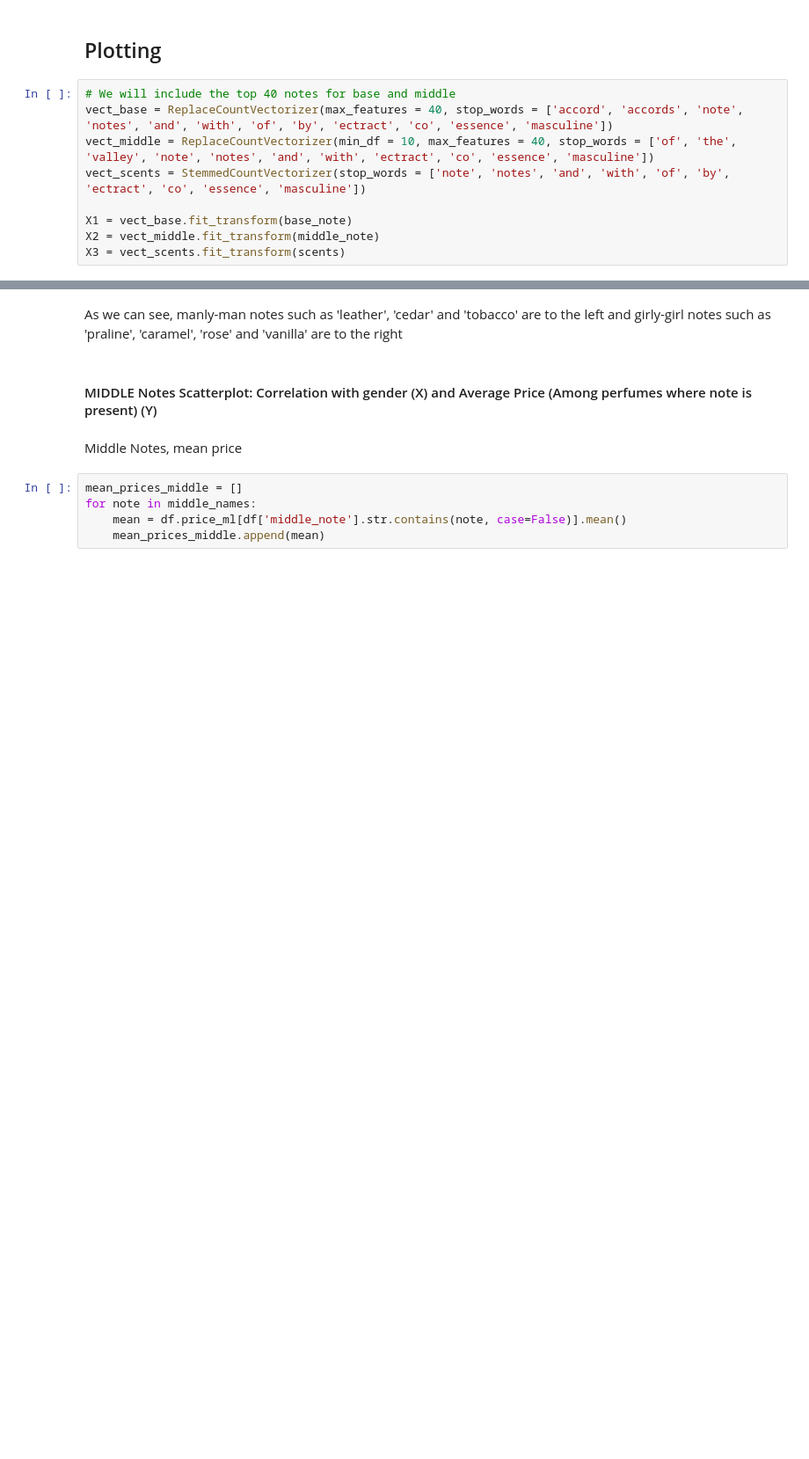
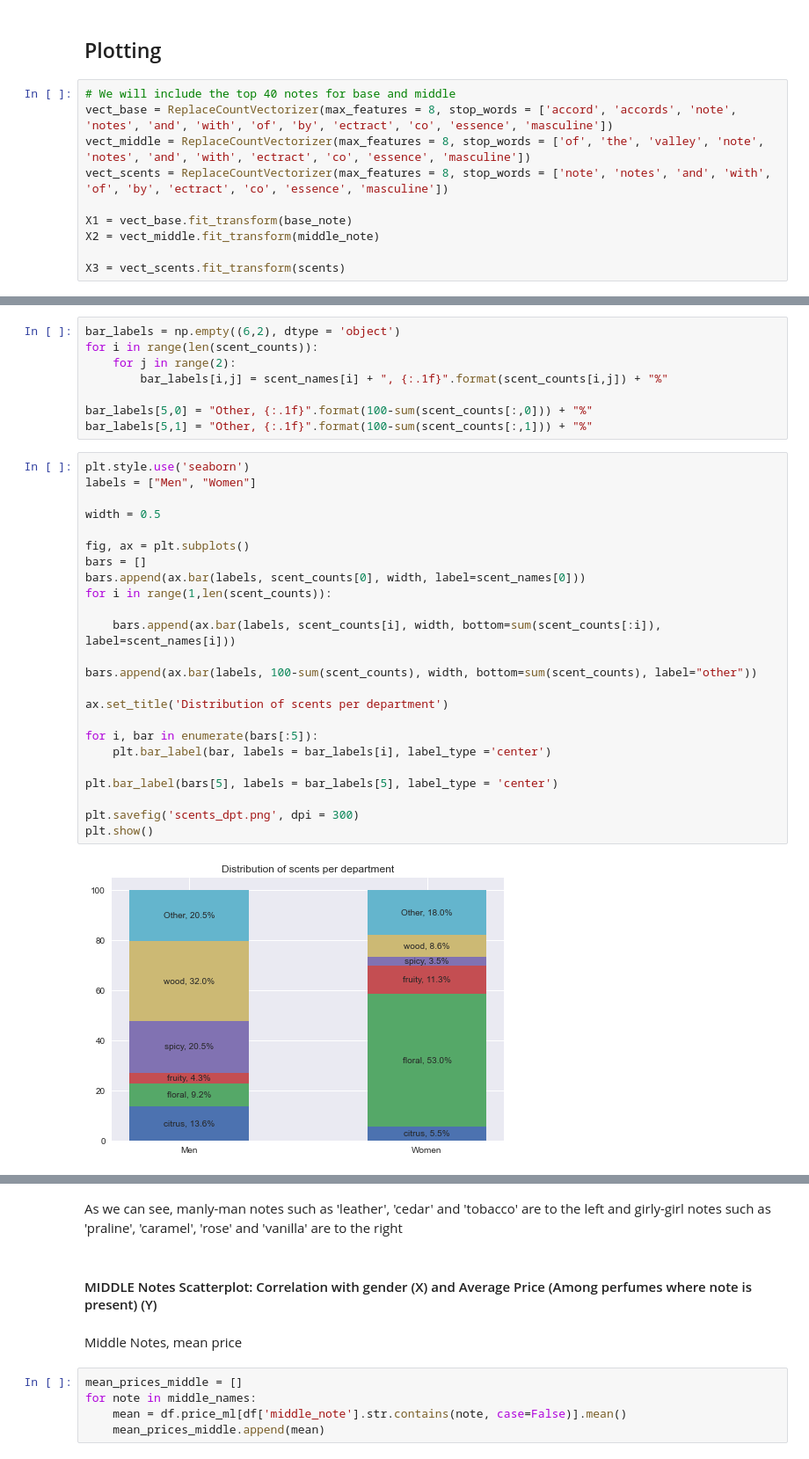
Before and after one commit to Sllambias/perfume_mining, a Jupyter notebook: daniels_file.ipynb, the cells around one changed output, grey strips where cells are left out. Shown at 88% size. Drawn from its saved outputs; the diff is of its cells as text; blank space fills up the shorter version.

```diff
--- a/daniels_file.ipynb
+++ b/daniels_file.ipynb
@@ -266,12 +270,13 @@ plt.bar(["Bernoulli NB", "Perceptron", "Random Forest"], [NB_score,p_score,rf_sc
 ## Plotting
 # %%
 # We will include the top 40 notes for base and middle
-vect_base = ReplaceCountVectorizer(max_features = 40, stop_words = ['accord', 'accords', 'note', 'notes', 'and', 'with', 'of', 'by', 'ectract', 'co', 'essence', 'masculine'])
-vect_middle = ReplaceCountVectorizer(min_df = 10, max_features = 40, stop_words = ['of', 'the', 'valley', 'note', 'notes', 'and', 'with', 'ectract', 'co', 'essence', 'masculine'])
-vect_scents = StemmedCountVectorizer(stop_words = ['note', 'notes', 'and', 'with', 'of', 'by', 'ectract', 'co', 'essence', 'masculine'])
+vect_base = ReplaceCountVectorizer(max_features = 8, stop_words = ['accord', 'accords', 'note', 'notes', 'and', 'with', 'of', 'by', 'ectract', 'co', 'essence', 'masculine'])
+vect_middle = ReplaceCountVectorizer(max_features = 8, stop_words = ['of', 'the', 'valley', 'note', 'notes', 'and', 'with', 'ectract', 'co', 'essence', 'masculine'])
+vect_scents = ReplaceCountVectorizer(max_features = 8, stop_words = ['note', 'notes', 'and', 'with', 'of', 'by', 'ectract', 'co', 'essence', 'masculine'])
 
 X1 = vect_base.fit_transform(base_note)
 X2 = vect_middle.fit_transform(middle_note)
+
 X3 = vect_scents.fit_transform(scents)
 # %%
 #gender = df["department"].apply(lambda y: 'Men' if y == 'Unisex' else y)
@@ -308,0 +318,34 @@ Name: department, Length: 842, dtype: object
+# %%
+bar_labels = np.empty((6,2), dtype = 'object')
+for i in range(len(scent_counts)):
+    for j in range(2):
+        bar_labels[i,j] = scent_names[i] + ", {:.1f}".format(scent_counts[i,j]) + "%"
+
+bar_labels[5,0] = "Other, {:.1f}".format(100-sum(scent_counts[:,0])) + "%"
+bar_labels[5,1] = "Other, {:.1f}".format(100-sum(scent_counts[:,1])) + "%"
+# %%
+plt.style.use('seaborn')
+labels = ["Men", "Women"]
+
+width = 0.5
+
+fig, ax = plt.subplots()
+bars = []
+bars.append(ax.bar(labels, scent_counts[0], width, label=scent_names[0]))
+for i in range(1,len(scent_counts)):
+
+    bars.append(ax.bar(labels, scent_counts[i], width, bottom=sum(scent_counts[:i]), label=scent_names[i]))
+
+bars.append(ax.bar(labels, 100-sum(scent_counts), width, bottom=sum(scent_counts), label="other"))
+
+ax.set_title('Distribution of scents per department')
+
+for i, bar in enumerate(bars[:5]):
+    plt.bar_label(bar, labels = bar_labels[i], label_type ='center')
+
+plt.bar_label(bars[5], labels = bar_labels[5], label_type = 'center')
+
+plt.savefig('scents_dpt.png', dpi = 300)
+plt.show()
+# %% [output]
+[figure, added]
```
Also changed, not shown: parts of 38 cells of this notebook.
